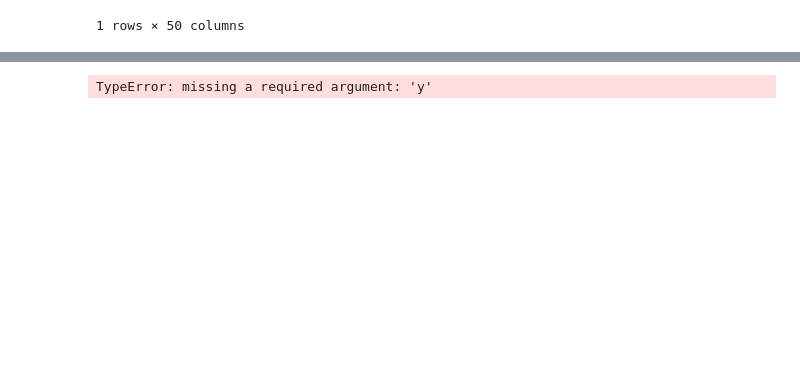
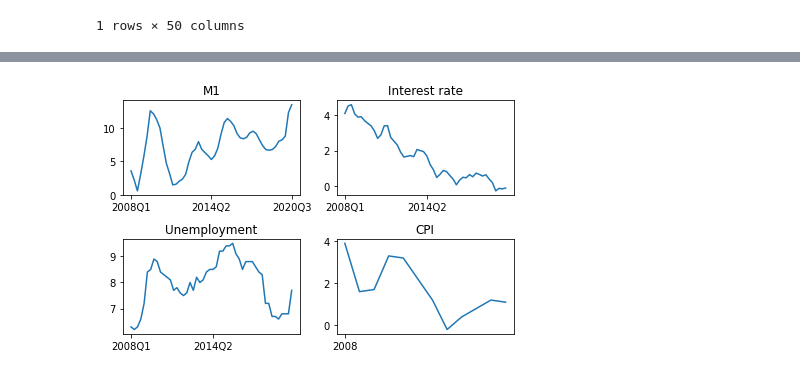
Before and after one commit to SanteriVtj/inflation-and-unemployment-lr, a Jupyter notebook: nb.ipynb, the cells around one changed output, grey strips where cells are left out. Drawn from its saved outputs; the diff is of its cells as text; code cells hidden in the pictures; blank space fills up the shorter version.

Commit message:
plot

```diff
--- a/nb.ipynb
+++ b/nb.ipynb
@@ -34,11 +34,11 @@ m = {
 m_aggregates_df = pd.read_csv('/Users/santerivaataja/Desktop/inflation-and-unemployment-lr.nosync/monetary-aggregates.csv')
 m_aggregates_df = m_aggregates_df.set_index('date')
 m_aggregates_df.index = [f'{i[:4]}-{m[i[4:]]}' for i in m_aggregates_df.index]
-mq_aggreages_df = m_aggregates_df.groupby(pd.PeriodIndex(m_aggregates_df.index, freq='Q'), axis=0).mean()
-mq_aggreages_df = mq_aggreages_df.drop(mq_aggreages_df.columns[:2], axis=1).transpose()
-mq_aggreages_df.columns = mq_aggreages_df.columns.astype(str)
-mq_aggreages_df = mq_aggreages_df.drop(mq_aggreages_df.columns[:list(mq_aggreages_df.columns).index('2008Q1')], axis=1)
-mq_aggreages_df.head()
+mq_aggregate_df = m_aggregates_df.groupby(pd.PeriodIndex(m_aggregates_df.index, freq='Q'), axis=0).mean()
+mq_aggregate_df = mq_aggregate_df.drop(mq_aggregate_df.columns[:2], axis=1).transpose()
+mq_aggregate_df.columns = mq_aggregate_df.columns.astype(str)
+mq_aggregate_df = mq_aggregate_df.drop(mq_aggregate_df.columns[:list(mq_aggregate_df.columns).index('2008Q1')], axis=1)
+mq_aggregate_df.head()
 # %% [output]
 |  | 2008Q1 | 2008Q2 | 2008Q3 | 2008Q4 | 2009Q1 | 2009Q2 | 2009Q3 | 2009Q4 | 2010Q1 | 2010Q2 | ... | ... |
 | %-change | 3.6 | 2.233333 | 0.6 | 3.066667 | 5.766667 | 8.766667 | 12.6 | 12.133333 | 11.266667 | 10.033333 | ... | ... |
@@ -69,12 +73,17 @@ cpi.head()
-# %%
-fig, axs = plt.subplots(2,2)
-axs[0,0].scatter(mq_aggreages_df)
-axs[0,0].title('M1')
-axs[1,0].scatter(ue_df)
-axs[1,0].title('Unemployment')
-axs[0,1].scatter(EMU_conv_df)
-axs[0,1].title('Interest rate')
-axs[1,1].scatter(cpi)
-axs[1,1].title('CPI')
-# %% [output]
-TypeError: missing a required argument: 'y'
+# %%
+fig, axs = plt.subplots(2,2)
+axs[0,0].plot(mq_aggregate_df.iloc[0])
+axs[0,0].set_xticks([i for e, i in enumerate(mq_aggregate_df.columns) if e % 25 == 0])
+axs[0,0].set_title('M1')
+axs[1,0].plot(ue_df.iloc[0])
+axs[1,0].set_title('Unemployment')
+axs[1,0].set_xticks([i for e, i in enumerate(ue_df.columns) if e % 25 == 0])
+axs[0,1].plot(EMU_conv_df.iloc[0])
+axs[0,1].set_title('Interest rate')
+axs[0,1].set_xticks([i for e, i in enumerate(EMU_conv_df.columns) if e % 25 == 0])
+axs[1,1].plot(cpi.iloc[0])
+axs[1,1].set_title('CPI')
+axs[1,1].set_xticks([i for e, i in enumerate(cpi.columns) if e % 25 == 0])
+fig.tight_layout()
+# %% [output]
+[figure, added]
```
Also changed, not shown: parts of 2 cells of this notebook.
